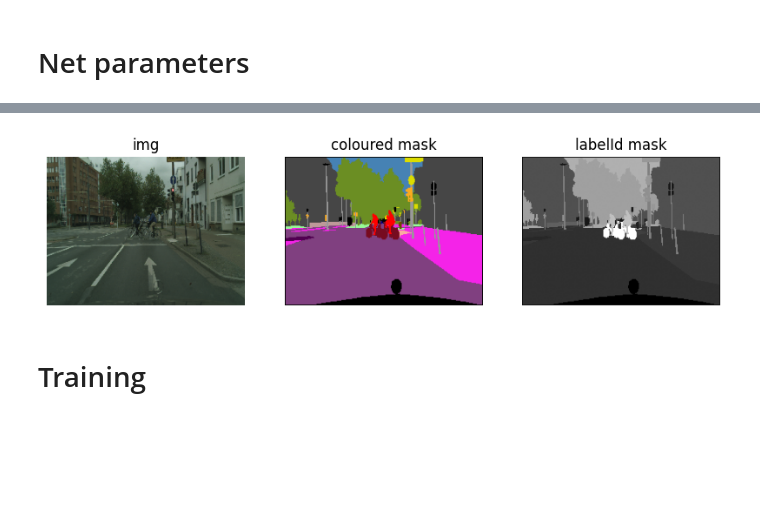
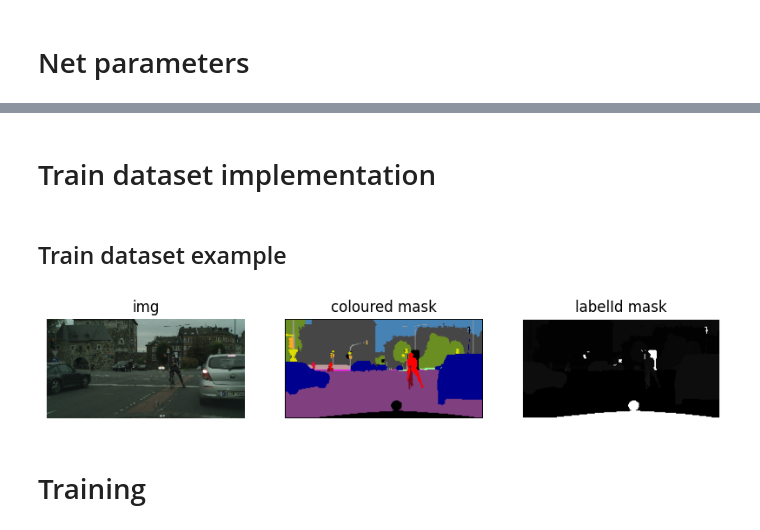
Before and after one commit to LorenzoBacchini/3D_perception_Project_1, a Jupyter notebook: U-Net.ipynb, the cells around one changed output, grey strips where cells are left out. Saved outputs shown, nothing was run; the diff lists cells and outputs as text; code cells hidden in the pictures; blank space fills up the shorter version.

```diff
--- a/U-Net.ipynb
+++ b/U-Net.ipynb
@@ -172,15 +210,16 @@ Estimated Total Size (MB): 6340343.84
 ----------------------------------------------------------------
 # %%
+# Transform definition to preprocess data before passing them through the model
 image_transforms = transforms.Compose([
-            transforms.Resize((192, 256), interpolation=transforms.InterpolationMode.NEAREST),
+            transforms.Resize((128, 256), interpolation=transforms.InterpolationMode.NEAREST),
             transforms.ToTensor(),
             transforms.Lambda(lambda x: x[0:3])
 ])
 
 mask_transforms = transforms.Compose([
-            transforms.Resize((192, 256), interpolation=transforms.InterpolationMode.NEAREST),
-            #transforms.ToTensor() #devi stare attendo perche ToTensor scala i valori tra 0 e 255 -> 0 e 1 di conseguenza
-            # rovina i valori della maschera che devono essere sempre interi dato che indicano le diverse classi presenti nell'immagine
+            transforms.Resize((128, 256), interpolation=transforms.InterpolationMode.NEAREST),
+            # we cannot use ToTensor() to transform the mask to tensor because we want to keep the
+            # mask values integer
             transforms.Lambda(lambda x: torch.tensor(np.array(x)).long())
 ])
 # %% [markdown]
@@ -199,5 +231,0 @@ dataloader = DataLoader(dataset=dataset_train, batch_size=BATCH_SIZE, shuffle=Tr
-# %%
-batch = next(iter(dataloader))
-img = batch[0]
-mask = batch[1]
-labelId = batch[2]
@@ -212,29 +242,38 @@ torch.Size([32, 192, 256])
+# %% [markdown]
+# Train dataset implementation
+# %%
+# Definition of the dataset used to train the model
+dataset_train = CityscapeDataset(root_path="/kaggle/input/cityscape-dataset", test=False, image_transform=image_transforms, mask_transform=mask_transforms)
+# %%
+# Definition of the dataloader to iteratively load the images/masks from the train dataset
+dataloader_train = DataLoader(dataset=dataset_train, batch_size=BATCH_SIZE, shuffle=True, num_workers=2)
+# %% [markdown]
+## Train dataset example
 # %%
-import matplotlib.pyplot as plt
 
-# supponiamo che img1 e img2 siano torch.Tensor
-# (C, H, W) -> (H, W, C)
+img, coloured_mask, labelId_mask, = next(iter(dataloader_train))
+# Since img is a torch tensor (C, H, W) we have to permute its dimensions -> (H, W, C) before printing it
 img1_np = img[0].permute(1, 2, 0).numpy()
-img2_np = mask[0].numpy()
-img3_np = labelId[0].numpy()
+img2_np = coloured_mask[0].numpy()
+img3_np = labelId_mask[0].numpy()
 
 plt.figure(figsize=(10, 4))
 
 plt.subplot(1, 3, 1)
 plt.imshow(img1_np)
 plt.title("img")
 plt.axis('off')
 
 plt.subplot(1, 3, 2)
 plt.imshow(img2_np)
 plt.title("coloured mask")
 plt.axis('off')
 
 plt.subplot(1, 3, 3)
 plt.imshow(img3_np, cmap='gray')
 plt.title("labelId mask")
 plt.axis("off")
 
 plt.show()
 # %% [output]
-[figure, old version]
+[figure, new version]
```
Also changed, not shown: parts of 37 cells of this notebook.
